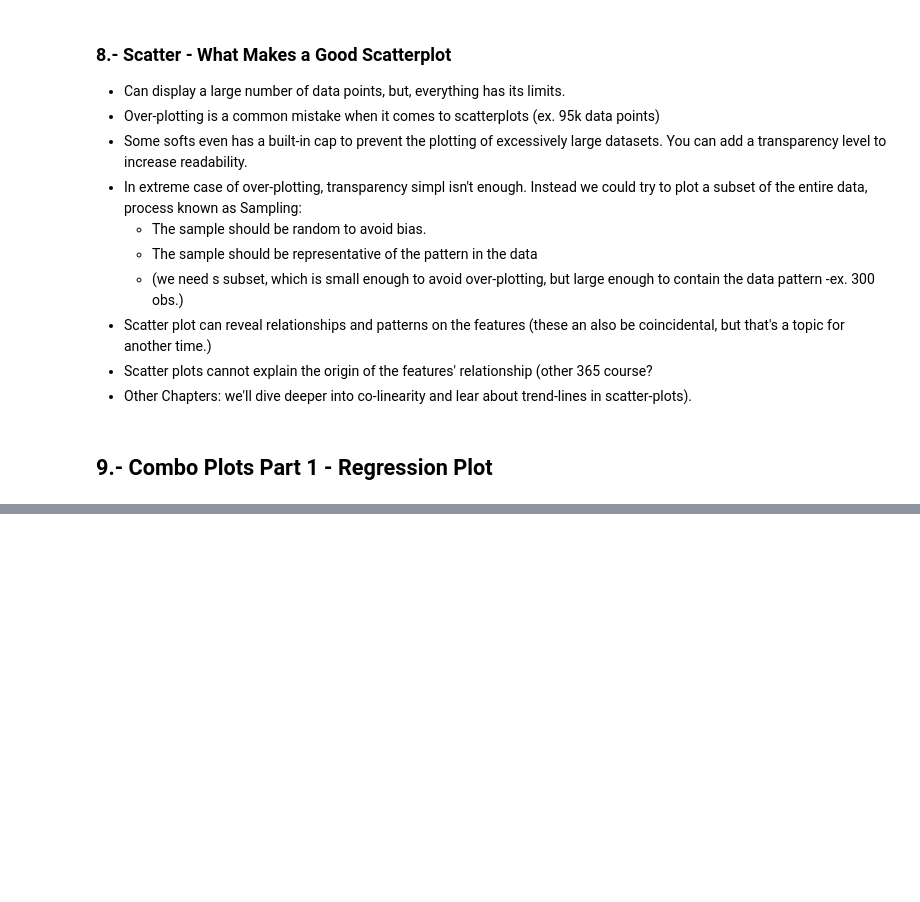
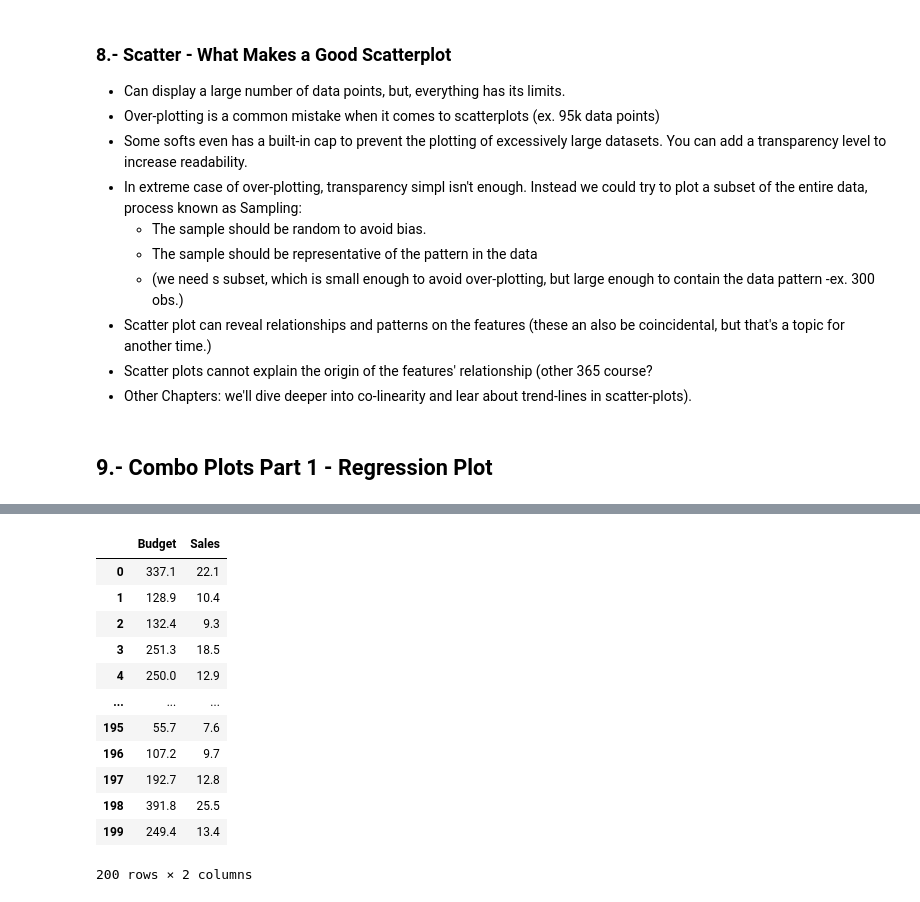
Before and after one commit to jmonti-gh/365DS_jm, a Jupyter notebook: 6_Complete_Data_Viz/0_complete_data_viz_py.ipynb, the cells around one changed output, grey strips where cells are left out. Saved outputs shown, nothing was run; the diff lists cells and outputs as text; code cells hidden in the pictures; blank space fills up the shorter version.

```diff
--- a/6_Complete_Data_Viz/0_complete_data_viz_py.ipynb
+++ b/6_Complete_Data_Viz/0_complete_data_viz_py.ipynb
@@ -252,0 +258,17 @@ plt.show()
+# %%
+df_ad_buget_sales = pd.read_csv('9_scatter_plot_ii.csv')
+df_ad_buget_sales
+# %% [output]
+|  | Budget | Sales |
+| 0 | 337.1 | 22.1 |
+| 1 | 128.9 | 10.4 |
+| 2 | 132.4 | 9.3 |
+| 3 | 251.3 | 18.5 |
+| 4 | 250.0 | 12.9 |
+| ... | ... | ... |
+| 195 | 55.7 | 7.6 |
+| 196 | 107.2 | 9.7 |
+| 197 | 192.7 | 12.8 |
+| 198 | 391.8 | 25.5 |
+| 199 | 249.4 | 13.4 |
+200 rows × 2 columns
```
Also changed, not shown: parts of 10 cells of this notebook, 2 other files.
